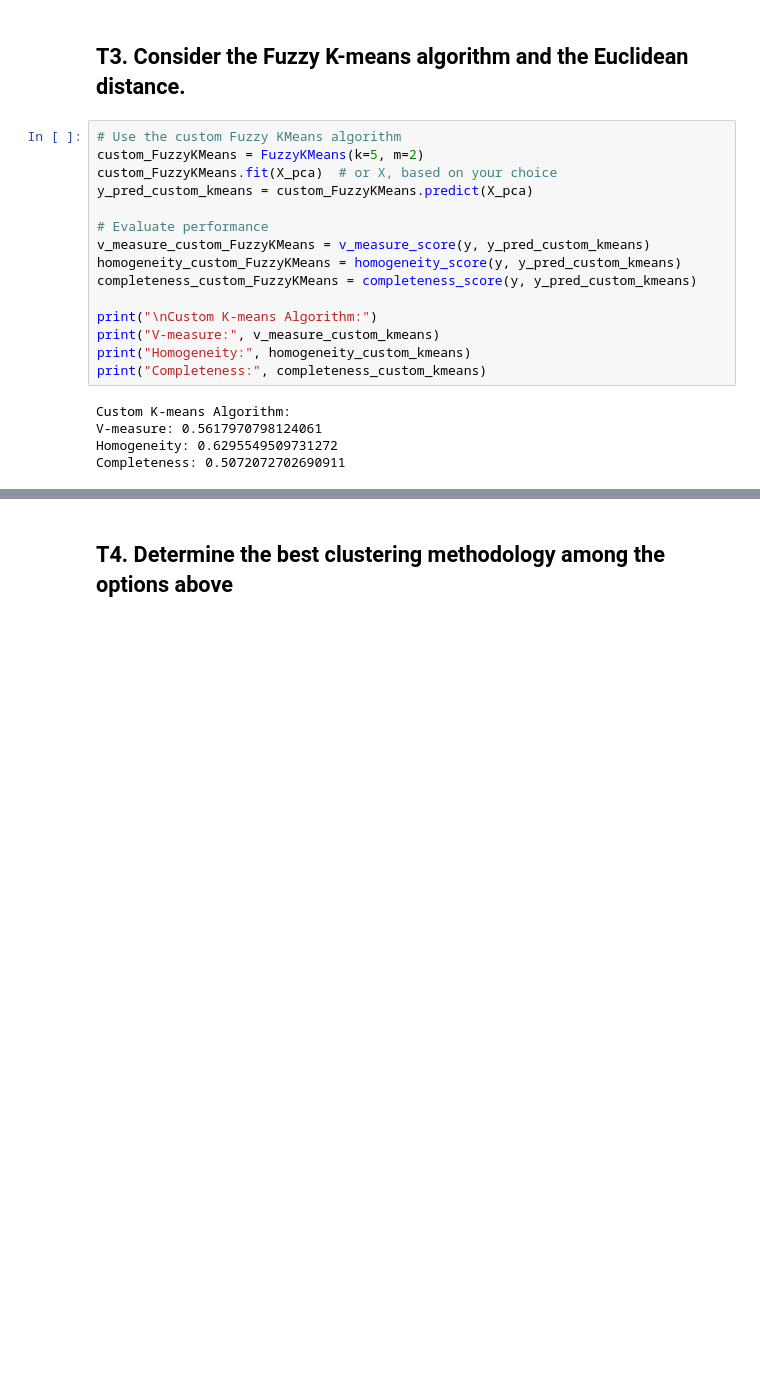
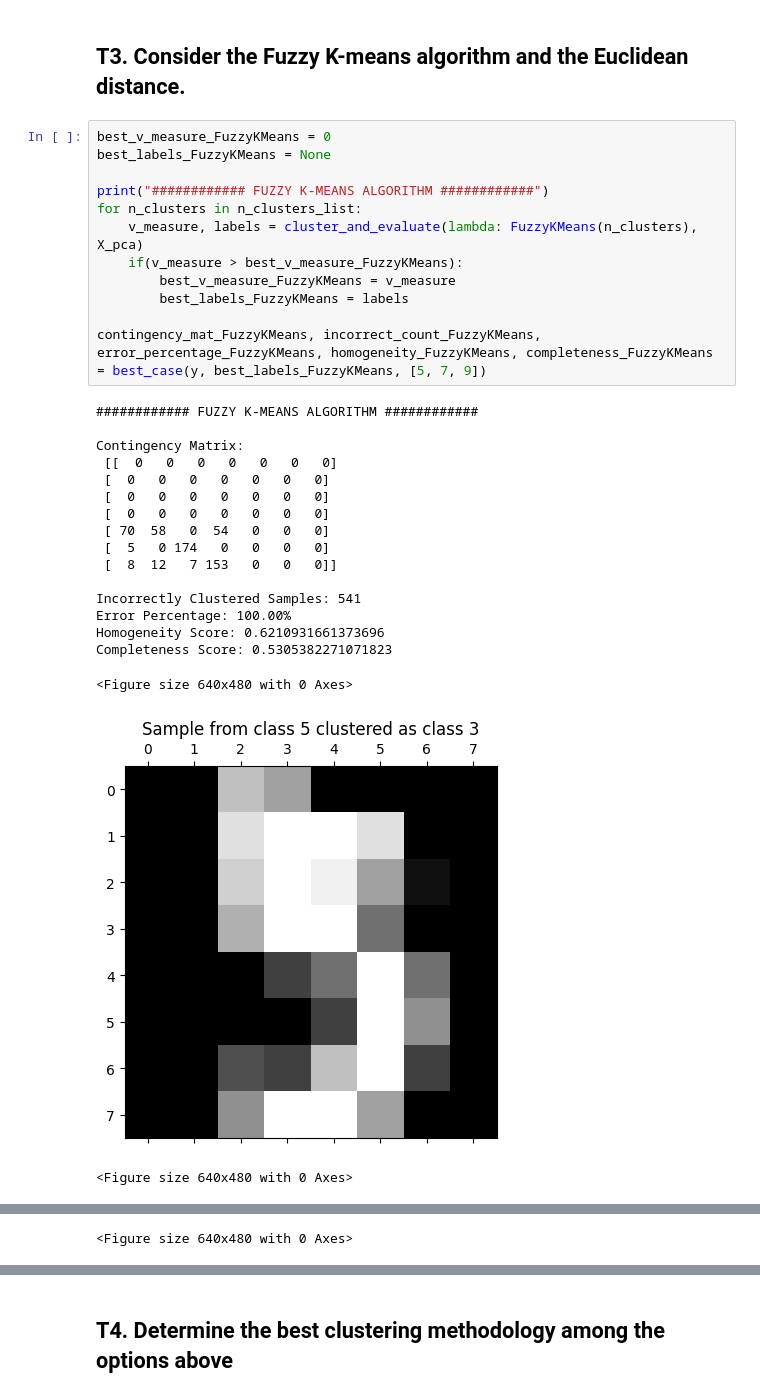
Before and after one commit to pedromartip/Unsupervised_learning, a Jupyter notebook: alltasks.ipynb, the cells around one changed output, grey strips where cells are left out. Drawn from its saved outputs; the diff is of its cells as text; blank space fills up the shorter version.

```diff
--- a/alltasks.ipynb
+++ b/alltasks.ipynb
@@ -282,22 +170,33 @@ ValueError: cannot reshape array of size 27 into shape (8,8)
 # %% [markdown]
 ## T3. Consider the Fuzzy K-means algorithm and the Euclidean distance.
-# %%
-# Use the custom Fuzzy KMeans algorithm
-custom_FuzzyKMeans = FuzzyKMeans(k=5, m=2)
-custom_FuzzyKMeans.fit(X_pca)  # or X, based on your choice
-y_pred_custom_kmeans = custom_FuzzyKMeans.predict(X_pca)
-
-# Evaluate performance
-v_measure_custom_FuzzyKMeans = v_measure_score(y, y_pred_custom_kmeans)
-homogeneity_custom_FuzzyKMeans = homogeneity_score(y, y_pred_custom_kmeans)
-completeness_custom_FuzzyKMeans = completeness_score(y, y_pred_custom_kmeans)
-
-print("\nCustom K-means Algorithm:")
-print("V-measure:", v_measure_custom_kmeans)
-print("Homogeneity:", homogeneity_custom_kmeans)
-print("Completeness:", completeness_custom_kmeans)
-# %% [output]
-Custom K-means Algorithm:
-V-measure: 0.5617970798124061
-Homogeneity: 0.6295549509731272
-Completeness: 0.5072072702690911
+# %%
+best_v_measure_FuzzyKMeans = 0
+best_labels_FuzzyKMeans = None
+
+print("############ FUZZY K-MEANS ALGORITHM ############")
+for n_clusters in n_clusters_list:
+    v_measure, labels = cluster_and_evaluate(lambda: FuzzyKMeans(n_clusters), X_pca)
+    if(v_measure > best_v_measure_FuzzyKMeans):
+        best_v_measure_FuzzyKMeans = v_measure
+        best_labels_FuzzyKMeans = labels
+
+contingency_mat_FuzzyKMeans, incorrect_count_FuzzyKMeans, error_percentage_FuzzyKMeans, homogeneity_FuzzyKMeans, completeness_FuzzyKMeans = best_case(y, best_labels_FuzzyKMeans, [5, 7, 9])
+# %% [output]
+############ FUZZY K-MEANS ALGORITHM ############
+
+Contingency Matrix:
+ [[  0   0   0   0   0   0   0]
+ [  0   0   0   0   0   0   0]
+ [  0   0   0   0   0   0   0]
+ [  0   0   0   0   0   0   0]
+ [ 70  58   0  54   0   0   0]
+ [  5   0 174   0   0   0   0]
+ [  8  12   7 153   0   0   0]]
+
+Incorrectly Clustered Samples: 541
+Error Percentage: 100.00%
+Homogeneity Score: 0.6210931661373696
+Completeness Score: 0.5305382271071823
+<Figure size 640x480 with 0 Axes>
+[figure, added]
+<Figure size 640x480 with 0 Axes>
@@ -303,0 +204 @@ Completeness: 0.5072072702690911
+<Figure size 640x480 with 0 Axes>
```
Also changed, not shown: parts of 16 cells of this notebook.
